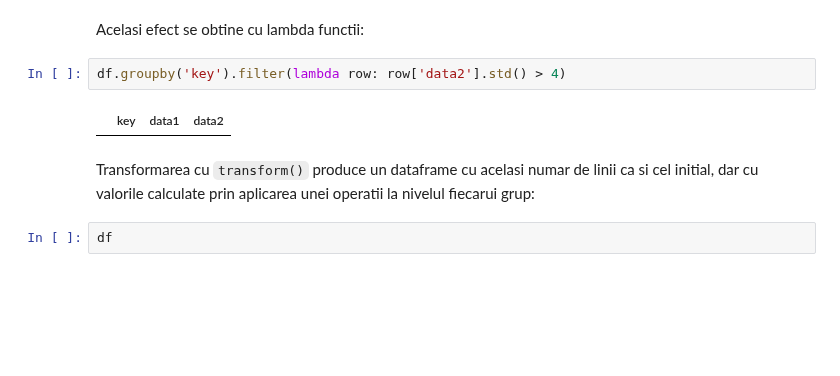
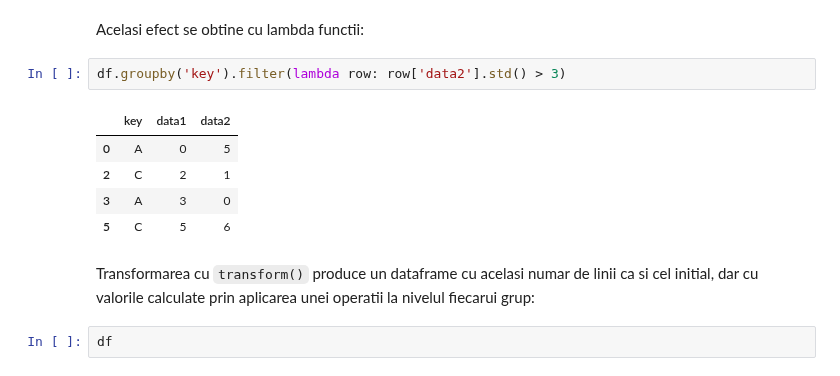
Before and after one commit to lmsasu/cursuri, a Jupyter notebook: Introducere_in_data_science/cursuri/Curs4/Curs4.ipynb, the cells around one changed output. Cells and saved outputs as stored; diff of their text form; blank space fills up the shorter version.

```diff
--- a/Introducere_in_data_science/cursuri/Curs4/Curs4.ipynb
+++ b/Introducere_in_data_science/cursuri/Curs4/Curs4.ipynb
@@ -593,9 +640,13 @@ df.groupby('key').filter(filter_func)
 # %% [markdown]
 Acelasi efect se obtine cu lambda functii:
 # %%
-df.groupby('key').filter(lambda row: row['data2'].std() > 4)
+df.groupby('key').filter(lambda row: row['data2'].std() > 3)
 # %% [output]
 |  | key | data1 | data2 |
+| 0 | A | 0 | 5 |
+| 2 | C | 2 | 1 |
+| 3 | A | 3 | 0 |
+| 5 | C | 5 | 6 |
 # %% [markdown]
 Transformarea cu `transform()` produce un dataframe cu acelasi numar de linii ca si cel initial, dar cu valorile calculate prin aplicarea unei operatii la nivelul fiecarui grup:
 # %%
```
Also changed, not shown: parts of 12 cells of this notebook.
